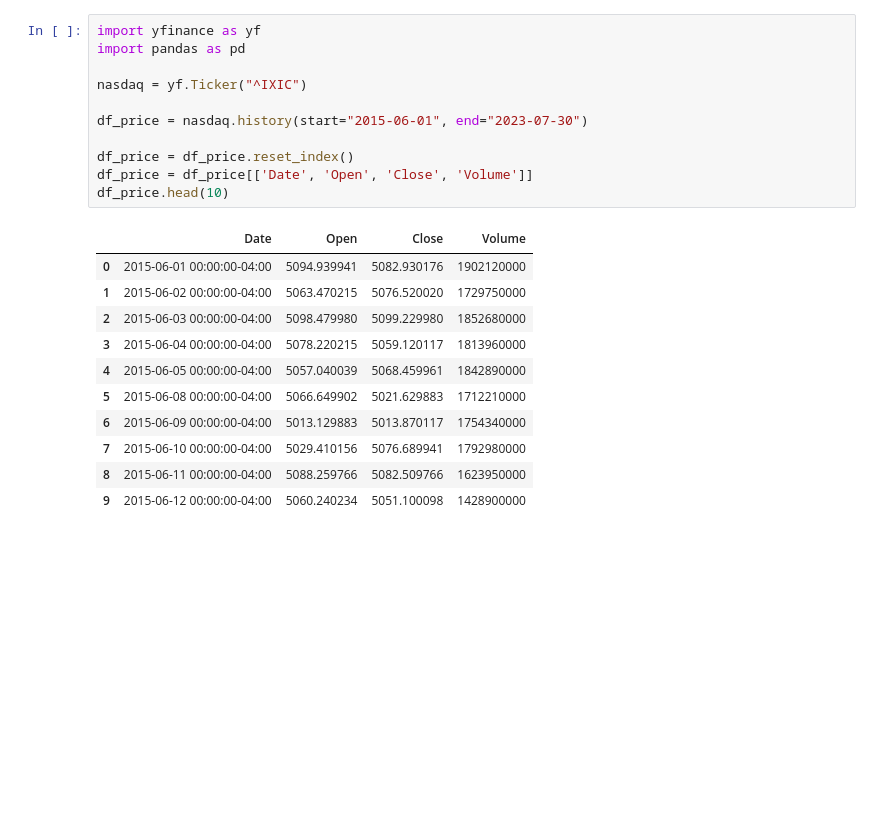
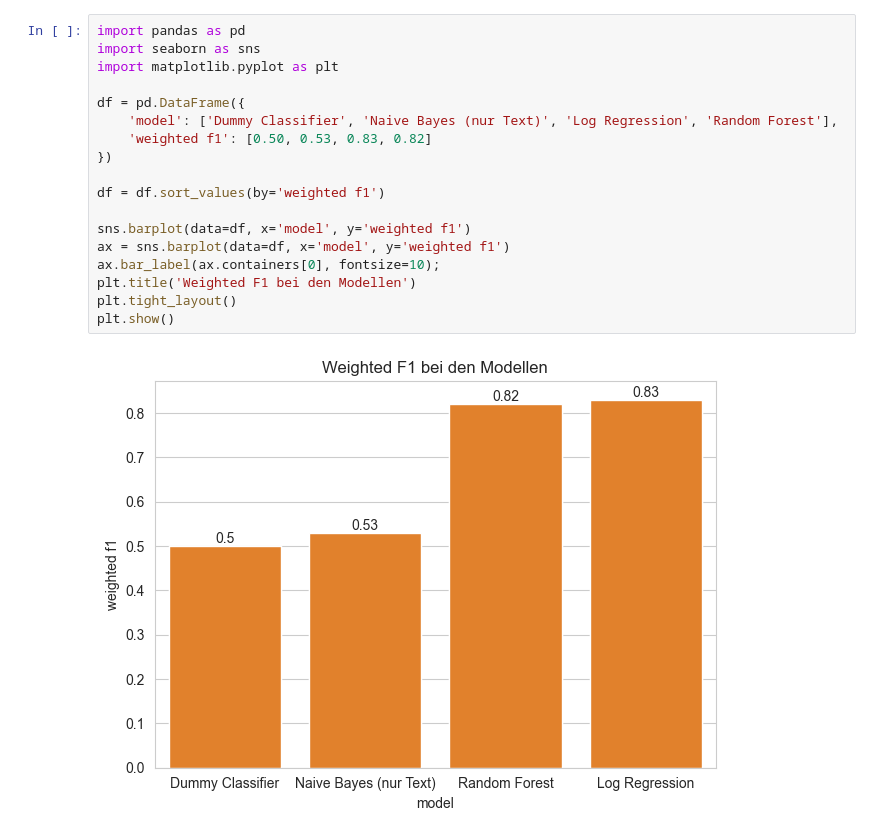
Before and after one commit to andrei-shabanov/stock-news-analytics, a Jupyter notebook: 9_test.ipynb, the cells around one changed output. Drawn from its saved outputs; the diff is of its cells as text; blank space fills up the shorter version.

```diff
--- a/9_test.ipynb
+++ b/9_test.ipynb
@@ -1,23 +1,20 @@
-# %%
-import yfinance as yf
-import pandas as pd
-
-nasdaq = yf.Ticker("^IXIC")
-
-df_price = nasdaq.history(start="2015-06-01", end="2023-07-30")
-
-df_price = df_price.reset_index()
-df_price = df_price[['Date', 'Open', 'Close', 'Volume']]
-df_price.head(10)
-# %% [output]
-|  | Date | Open | Close | Volume |
-| 0 | 2015-06-01 00:00:00-04:00 | 5094.939941 | 5082.930176 | 1902120000 |
-| 1 | 2015-06-02 00:00:00-04:00 | 5063.470215 | 5076.520020 | 1729750000 |
-| 2 | 2015-06-03 00:00:00-04:00 | 5098.479980 | 5099.229980 | 1852680000 |
-| 3 | 2015-06-04 00:00:00-04:00 | 5078.220215 | 5059.120117 | 1813960000 |
-| 4 | 2015-06-05 00:00:00-04:00 | 5057.040039 | 5068.459961 | 1842890000 |
-| 5 | 2015-06-08 00:00:00-04:00 | 5066.649902 | 5021.629883 | 1712210000 |
-| 6 | 2015-06-09 00:00:00-04:00 | 5013.129883 | 5013.870117 | 1754340000 |
-| 7 | 2015-06-10 00:00:00-04:00 | 5029.410156 | 5076.689941 | 1792980000 |
-| 8 | 2015-06-11 00:00:00-04:00 | 5088.259766 | 5082.509766 | 1623950000 |
-| 9 | 2015-06-12 00:00:00-04:00 | 5060.240234 | 5051.100098 | 1428900000 |
+# %%
+import pandas as pd
+import seaborn as sns
+import matplotlib.pyplot as plt
+
+df = pd.DataFrame({
+    'model': ['Dummy Classifier', 'Naive Bayes (nur Text)', 'Log Regression', 'Random Forest'],
+    'weighted f1': [0.50, 0.53, 0.83, 0.82]
+})
+
+df = df.sort_values(by='weighted f1')
+
+sns.barplot(data=df, x='model', y='weighted f1')
+ax = sns.barplot(data=df, x='model', y='weighted f1')
+ax.bar_label(ax.containers[0], fontsize=10);
+plt.title('Weighted F1 bei den Modellen')
+plt.tight_layout()
+plt.show()
+# %% [output]
+[figure, added]
```
Also changed, not shown: parts of 2 cells of this notebook, 6 other files.
